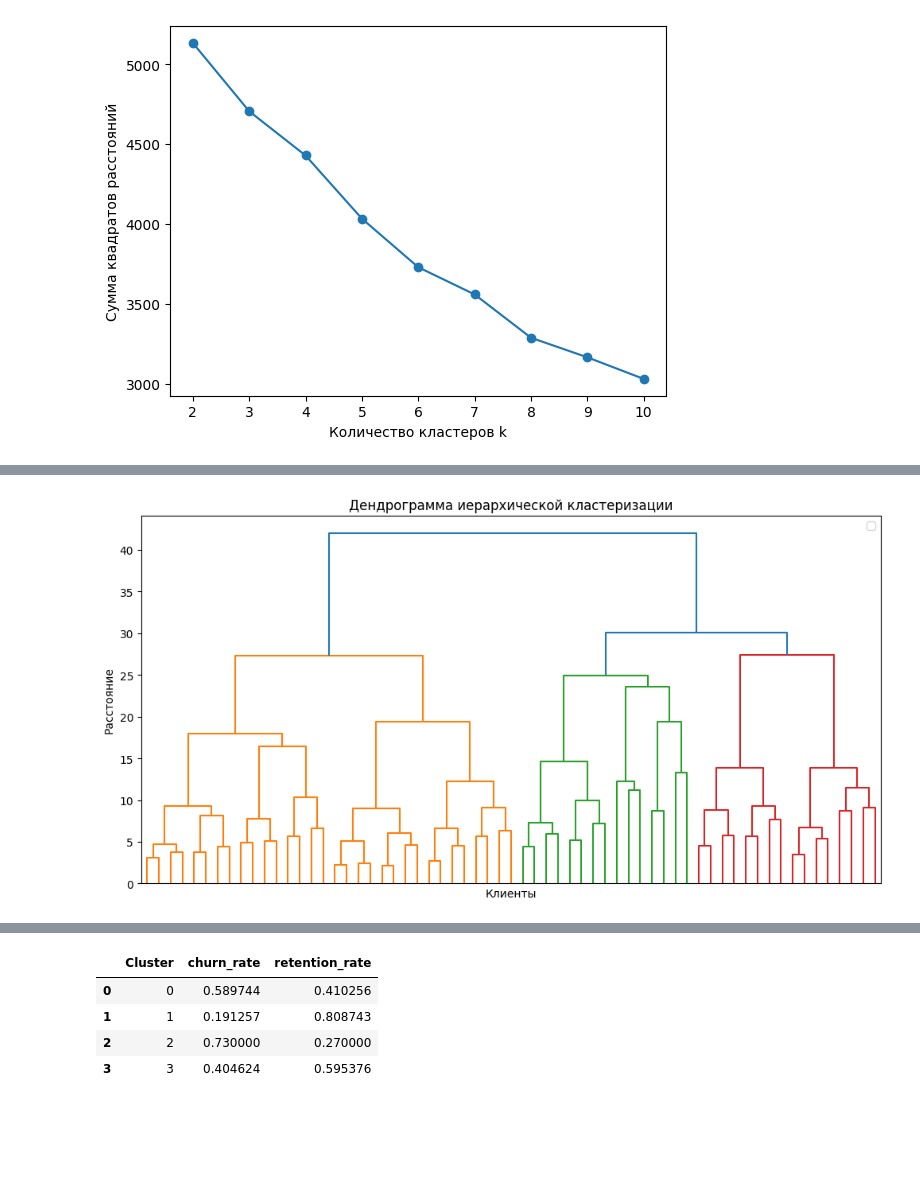
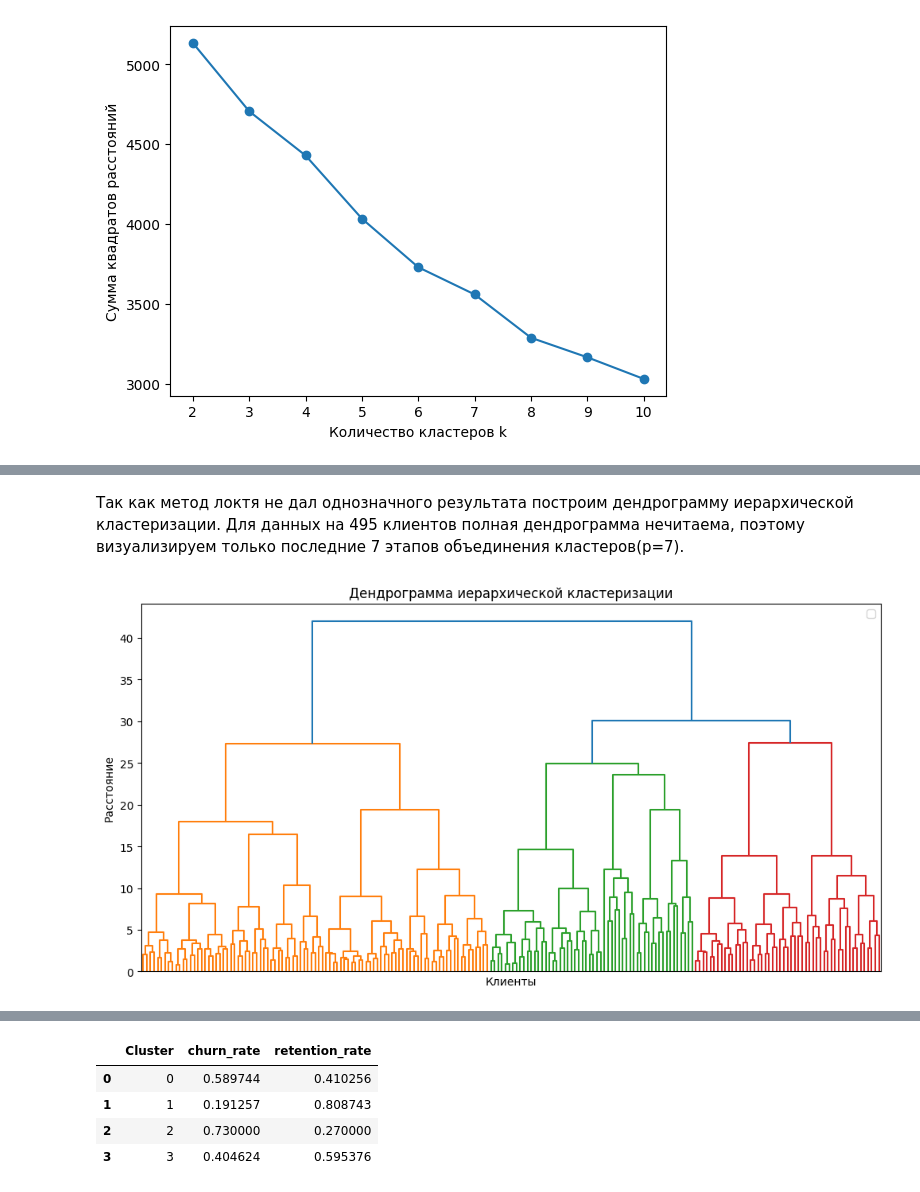
Before and after one commit to andreyyyyyys/Bank-clustering-analysis, a Jupyter notebook: Cluster_analysis.ipynb, the cells around one changed output, grey strips where cells are left out. Drawn from its saved outputs; the diff is of its cells as text; code cells hidden in the pictures; blank space fills up the shorter version.

```diff
--- a/Cluster_analysis.ipynb
+++ b/Cluster_analysis.ipynb
@@ -214,18 +605,16 @@ plt.show()
+# %% [markdown]
+Так как метод локтя не дал однозначного результата построим дендрограмму иерархической кластеризации. Для данных на 495 клиентов полная дендрограмма нечитаема, поэтому визуализируем только последние 7 этапов объединения кластеров(p=7).
 # %%
-from sklearn.cluster import AgglomerativeClustering
-from scipy.cluster.hierarchy import dendrogram, linkage
-import matplotlib.pyplot as plt
-import numpy as np
+# Дендрограмма для выбора числа кластеров
 
+lin = linkage(f_scaled, method='ward')
 plt.figure(figsize=(12, 6))
-linkage_matrix = linkage(f_scaled, method='ward')
+dendrogram(lin, truncate_mode='level', p=7, no_labels=True)
 
-
-dendrogram(linkage_matrix, truncate_mode='level', p=5, no_labels=True)
 plt.xlabel('Клиенты')
 plt.ylabel('Расстояние')
 plt.title('Дендрограмма иерархической кластеризации')
 plt.legend()
 plt.show()
 # %% [output]
-[figure, old version]
+[figure, new version]
```
Also changed, not shown: parts of 80 cells of this notebook.
